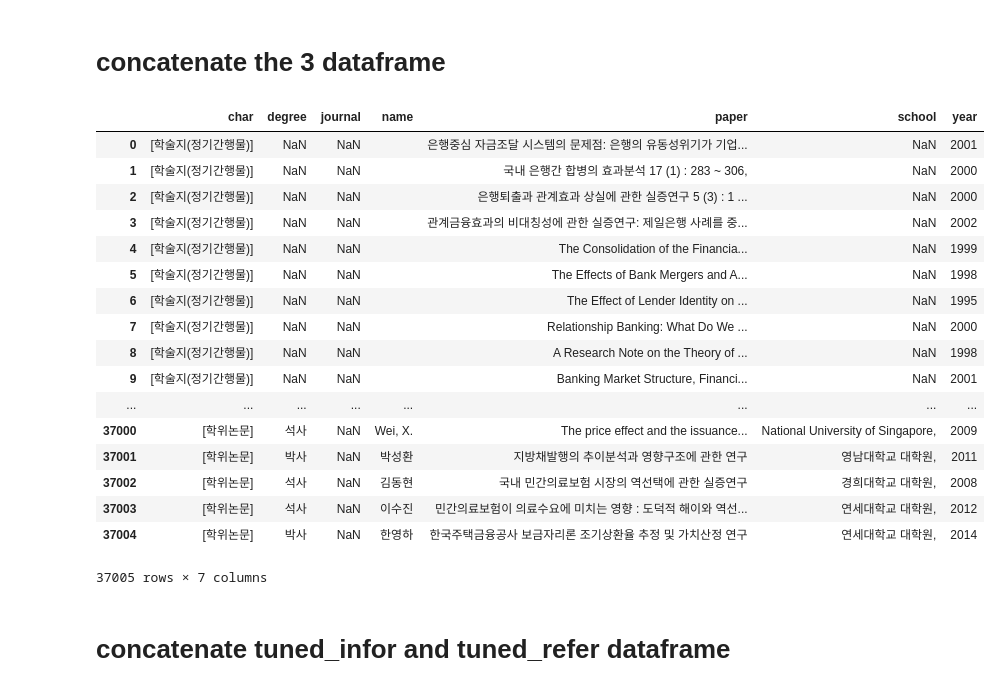
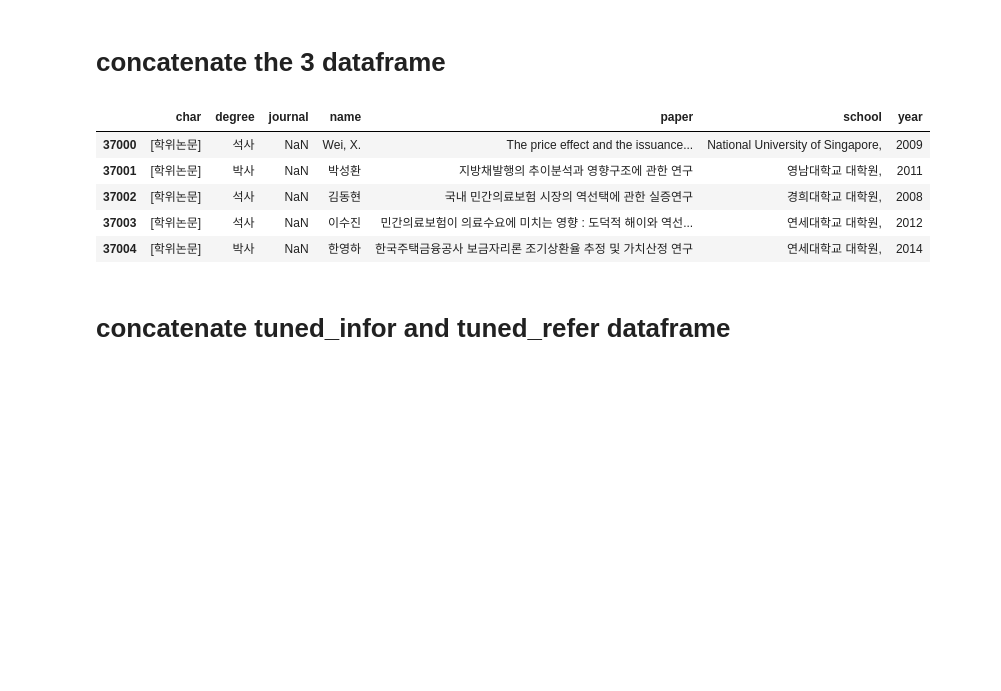
Before and after one commit to hskimim/Quantitative_Finance, a Jupyter notebook: SSU/finlab/extract_reference/New_Trial_1025/tuning_dataframe_with_references.ipynb, the cells around one changed output. Drawn from its saved outputs; the diff is of its cells as text; code cells hidden in the pictures; blank space fills up the shorter version.

```diff
--- a/SSU/finlab/extract_reference/New_Trial_1025/tuning_dataframe_with_references.ipynb
+++ b/SSU/finlab/extract_reference/New_Trial_1025/tuning_dataframe_with_references.ipynb
@@ -849,27 +678,15 @@ len_6_df
 # %%
 final_df = pd.concat([len_4_df,len_5_df],axis=0)
 final_df = pd.concat([final_df,len_6_df],axis=0)
 final_df.reset_index(drop=True,inplace=True)
-final_df
+final_df.tail()
 # %% [output]
 |  | char | degree | journal | name | paper | school | year |
-| 0 | [학술지(정기간행물)] | NaN | NaN |  | 은행중심 자금조달 시스템의 문제점: 은행의 유동성위기가 기업... | NaN | 2001 |
-| 1 | [학술지(정기간행물)] | NaN | NaN |  | 국내 은행간 합병의 효과분석 17 (1) : 283 ~ 306, | NaN | 2000 |
-| 2 | [학술지(정기간행물)] | NaN | NaN |  | 은행퇴출과 관계효과 상실에 관한 실증연구 5 (3) : 1 ... | NaN | 2000 |
-| 3 | [학술지(정기간행물)] | NaN | NaN |  | 관계금융효과의 비대칭성에 관한 실증연구: 제일은행 사례를 중... | NaN | 2002 |
-| 4 | [학술지(정기간행물)] | NaN | NaN |  | The Consolidation of the Financia... | NaN | 1999 |
-| 5 | [학술지(정기간행물)] | NaN | NaN |  | The Effects of Bank Mergers and A... | NaN | 1998 |
-| 6 | [학술지(정기간행물)] | NaN | NaN |  | The Effect of Lender Identity on ... | NaN | 1995 |
-| 7 | [학술지(정기간행물)] | NaN | NaN |  | Relationship Banking: What Do We ... | NaN | 2000 |
-| 8 | [학술지(정기간행물)] | NaN | NaN |  | A Research Note on the Theory of ... | NaN | 1998 |
-| 9 | [학술지(정기간행물)] | NaN | NaN |  | Banking Market Structure, Financi... | NaN | 2001 |
-| ... | ... | ... | ... | ... | ... | ... | ... |
 | 37000 | [학위논문] | 석사 | NaN | Wei, X. | The price effect and the issuance... | National University of Singapore, | 2009 |
 | 37001 | [학위논문] | 박사 | NaN | 박성환 | 지방채발행의 추이분석과 영향구조에 관한 연구 | 영남대학교 대학원, | 2011 |
 | 37002 | [학위논문] | 석사 | NaN | 김동현 | 국내 민간의료보험 시장의 역선택에 관한 실증연구 | 경희대학교 대학원, | 2008 |
 | 37003 | [학위논문] | 석사 | NaN | 이수진 | 민간의료보험이 의료수요에 미치는 영향 : 도덕적 해이와 역선... | 연세대학교 대학원, | 2012 |
 | 37004 | [학위논문] | 박사 | NaN | 한영하 | 한국주택금융공사 보금자리론 조기상환율 추정 및 가치산정 연구 | 연세대학교 대학원, | 2014 |
-37005 rows × 7 columns
 # %%
 final_df.to_csv('tuned_dataframe_refer.csv',index=False)
 # %% [markdown]
```
Also changed, not shown: parts of 38 cells of this notebook.
